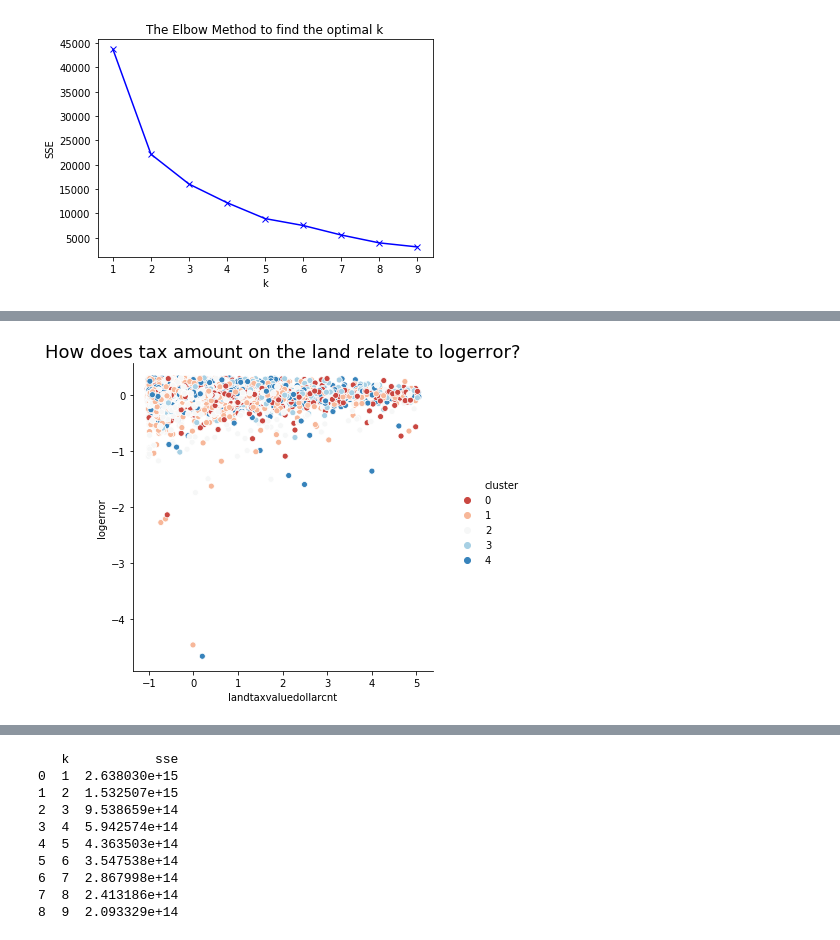
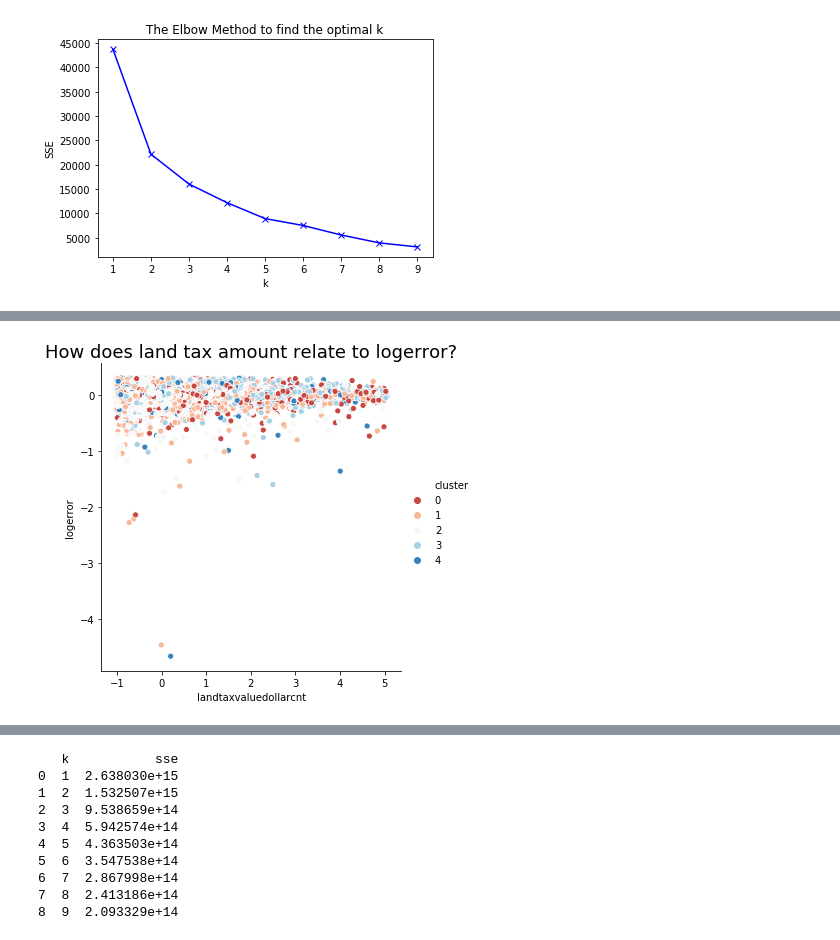
Before and after one commit to Osdorn-Typewriter-Repair/osdorn_project, a Jupyter notebook: osdorn_project_sean.ipynb, the cells around one changed output, grey strips where cells are left out. Drawn from its saved outputs; the diff is of its cells as text; code cells hidden in the pictures.

```diff
--- a/osdorn_project_sean.ipynb
+++ b/osdorn_project_sean.ipynb
@@ -493,9 +589,9 @@ plt.show()
 # %%
 sns.relplot(data=train1, x='landtaxvaluedollarcnt', y='logerror', hue='cluster', palette = sns.color_palette("RdBu", n_colors=5))
-plt.title('How does tax amount on the land relate to logerror?', fontsize = 18)
+plt.title('How does land tax amount relate to logerror?', fontsize = 18)
 plt.show()
 # %% [output]
-[figure, old version]
+[figure, new version]
 # %%
 sns.relplot(data=train, x='taxvaluedollarcnt', y='logerror', hue='cluster', palette = sns.color_palette("RdBu", n_colors=5))
 plt.title('How does total tax amount relate to logerror?', fontsize = 18)
```
Also changed, not shown: parts of 85 cells of this notebook.
